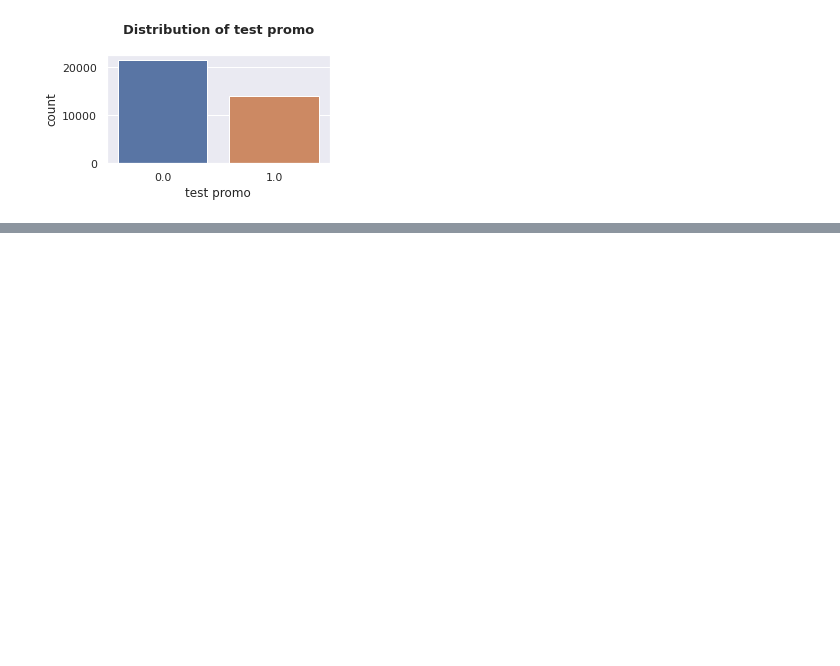
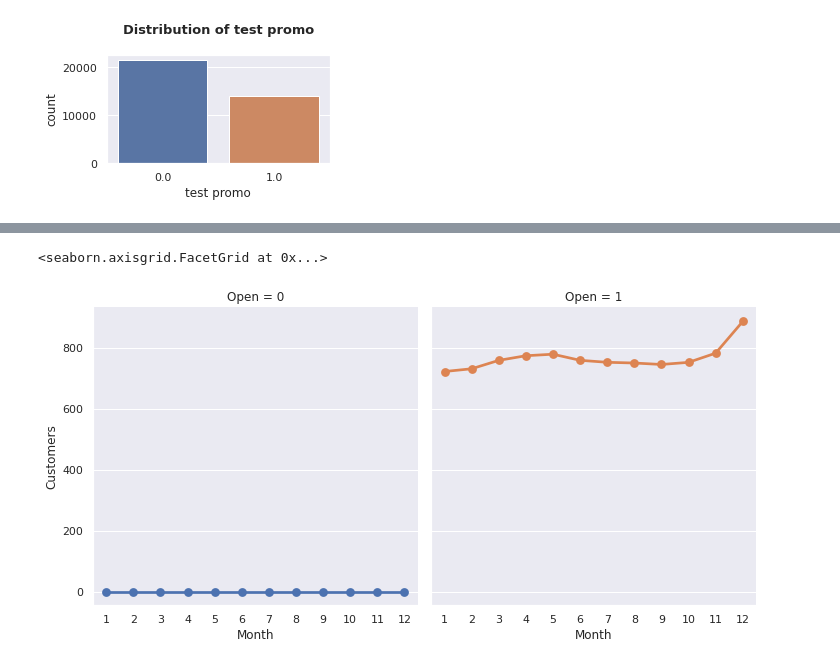
Before and after one commit to Bethelsis/Pharmaceutical-Sales-prediction, a Jupyter notebook: Notebooks/sales_predict_prophet.ipynb, the cells around one changed output, grey strips where cells are left out. Drawn from its saved outputs; the diff is of its cells as text; code cells hidden in the pictures; blank space fills up the shorter version.

```diff
--- a/Notebooks/sales_predict_prophet.ipynb
+++ b/Notebooks/sales_predict_prophet.ipynb
@@ -610,20 +319,0 @@ plot_prophet(tsdf2, changepoint_prior_scale = 0.5, seasonality_prior_scale = 0.0
-# %%
-fig, ax = plt.subplots(figsize=(20,10))
-# plt.figure()
-sns.set_style('darkgrid', {'axes.facecolor': '.9'})
-sns.set_palette(palette='deep')
-sns_c = sns.color_palette(palette='deep')
-
-ax.fill_between( x=forecast['ds'], y1=forecast['yhat_lower'], y2=forecast['yhat_upper'],
-    color=sns_c[2], alpha=0.25, label=r'0.95 credible_interval')
-
-sns.scatterplot(x='ds', y='y', label='real historic data', data=df_train, ax=ax, color='black')
-sns.lineplot(x='ds', y='y', label='model fit', data=df_test, ax=ax)
-sns.lineplot(x='ds', y='yhat', label='historic fit', data=forecast_train, ax=ax, color = 'blue')
-sns.lineplot(x='ds', y='yhat', label='future prediction', data=forecast_test, ax=ax, color = 'orange')
-ax.axvline(threshold_date, color=sns_c[3], linestyle='--', label='80% train-test data split')
-ax.legend(loc='upper left')
-ax.set_xlabel('Date')
-ax.set_ylabel('Engagement rate')
-ax.tick_params(axis='x', rotation=45)
-ax.set(title='Engagement rate model fit & prediction for Campaign ID ')
@@ -629,0 +343,9 @@ ax.set(title='Engagement rate model fit & prediction for Campaign ID ')
+# %%
+sns.factorplot(data = train_data_copy, x = 'Month', hue = 'Open',
+               y = "Customers",
+               col = 'Open', # sales per promo  in cols
+
+)
+# %% [output]
+<seaborn.axisgrid.FacetGrid at 0x...>
+[figure, added]
```
Also changed, not shown: parts of 43 cells of this notebook.
